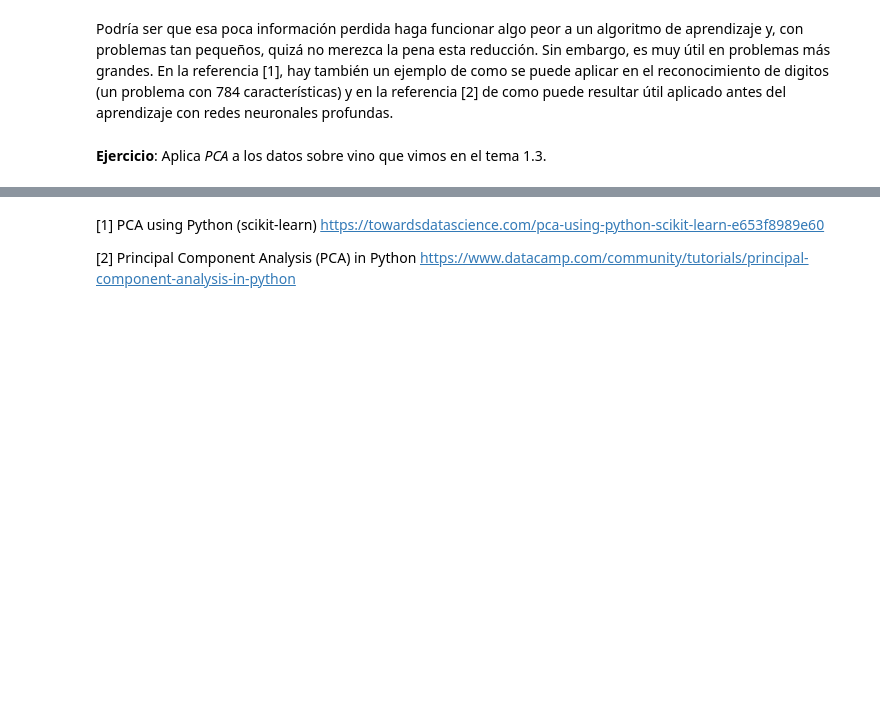
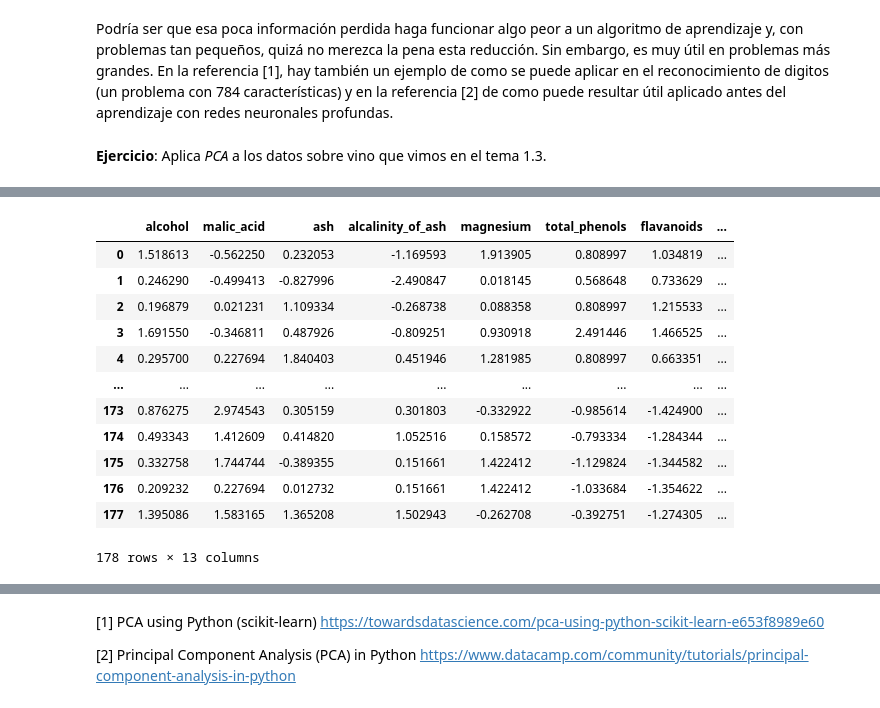
Before and after one commit to golly10/PVD, a Jupyter notebook: Tema 3/T3-1/T3-1_PCA.ipynb, the cells around one changed output, grey strips where cells are left out. Cells and saved outputs as stored; diff of their text form; code cells hidden in the pictures; blank space fills up the shorter version.

```diff
--- a/Tema 3/T3-1/T3-1_PCA.ipynb
+++ b/Tema 3/T3-1/T3-1_PCA.ipynb
@@ -194,0 +221,17 @@ Podría ser que esa poca información perdida haga funcionar algo peor a un algo
+# %%
+x = pd.DataFrame(preprocessing.StandardScaler().fit_transform(x), columns=wine_data["feature_names"])
+x
+# %% [output]
+|  | alcohol | malic_acid | ash | alcalinity_of_ash | magnesium | total_phenols | flavanoids | ... |
+| 0 | 1.518613 | -0.562250 | 0.232053 | -1.169593 | 1.913905 | 0.808997 | 1.034819 | ... |
+| 1 | 0.246290 | -0.499413 | -0.827996 | -2.490847 | 0.018145 | 0.568648 | 0.733629 | ... |
+| 2 | 0.196879 | 0.021231 | 1.109334 | -0.268738 | 0.088358 | 0.808997 | 1.215533 | ... |
+| 3 | 1.691550 | -0.346811 | 0.487926 | -0.809251 | 0.930918 | 2.491446 | 1.466525 | ... |
+| 4 | 0.295700 | 0.227694 | 1.840403 | 0.451946 | 1.281985 | 0.808997 | 0.663351 | ... |
+| ... | ... | ... | ... | ... | ... | ... | ... | ... |
+| 173 | 0.876275 | 2.974543 | 0.305159 | 0.301803 | -0.332922 | -0.985614 | -1.424900 | ... |
+| 174 | 0.493343 | 1.412609 | 0.414820 | 1.052516 | 0.158572 | -0.793334 | -1.284344 | ... |
+| 175 | 0.332758 | 1.744744 | -0.389355 | 0.151661 | 1.422412 | -1.129824 | -1.344582 | ... |
+| 176 | 0.209232 | 0.227694 | 0.012732 | 0.151661 | 1.422412 | -1.033684 | -1.354622 | ... |
+| 177 | 1.395086 | 1.583165 | 1.365208 | 1.502943 | -0.262708 | -0.392751 | -1.274305 | ... |
+178 rows × 13 columns
```
Also changed, not shown: parts of 5 cells of this notebook, 4 other files.
